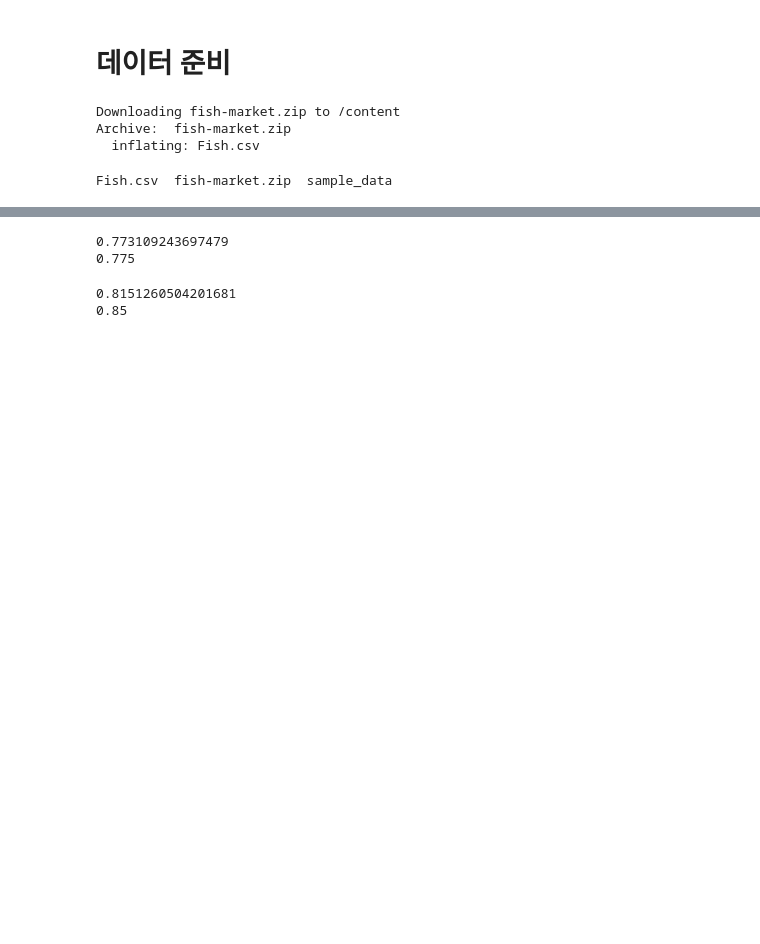
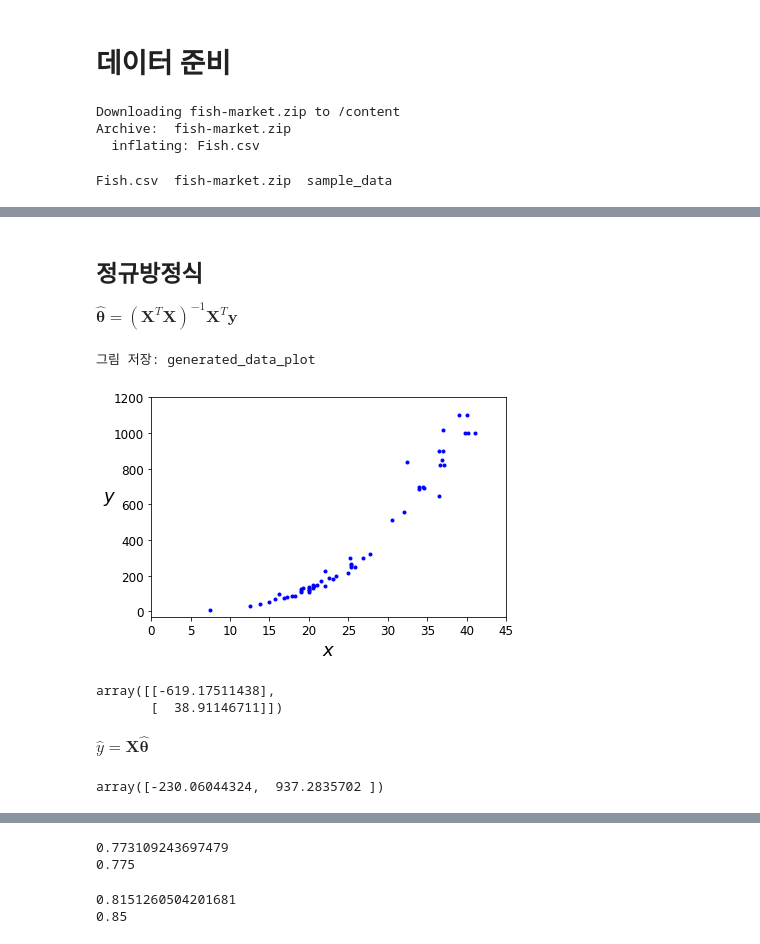
Before and after one commit to yonseimath/data-science-2022-biginner, a Jupyter notebook: jeahyuk/확률적_경사_하강법_(혼공머신_4_2).ipynb, the cells around one changed output, grey strips where cells are left out. Drawn from its saved outputs; the diff is of its cells as text; code cells hidden in the pictures; blank space fills up the shorter version.

```diff
--- a/jeahyuk/확률적_경사_하강법_(혼공머신_4_2).ipynb
+++ b/jeahyuk/확률적_경사_하강법_(혼공머신_4_2).ipynb
@@ -31,0 +35,6 @@ X=df.drop(['Species'],axis=1)
+# %%
+from sklearn.preprocessing import StandardScaler
+
+scaler = StandardScaler()
+scaler.fit(X)
+X = scaler.transform(X)
@@ -31,0 +61,3 @@ X=df.drop(['Species'],axis=1)
+# %%
+X=X['Length1']
+y=X['Weight']
@@ -31,0 +68,3 @@ X=df.drop(['Species'],axis=1)
+# %%
+X=X.values.reshape(-1,1)
+y=y.values.reshape(-1,1)
@@ -31,0 +82,34 @@ X=df.drop(['Species'],axis=1)
+# %% [markdown]
+## 정규방정식
+
+$\hat{\boldsymbol{\theta}} = (\mathbf{X}^T \mathbf{X})^{-1} \mathbf{X}^T \mathbf{y}$
+# %%
+%matplotlib inline
+import matplotlib as mpl
+import matplotlib.pyplot as plt
+mpl.rc('axes', labelsize=14)
+mpl.rc('xtick', labelsize=12)
+mpl.rc('ytick', labelsize=12)
+
+# 그림을 저장할 위치
+PROJECT_ROOT_DIR = "."
+CHAPTER_ID = "training_linear_models"
+IMAGES_PATH = os.path.join(PROJECT_ROOT_DIR, "images", CHAPTER_ID)
+os.makedirs(IMAGES_PATH, exist_ok=True)
+
+def save_fig(fig_id, tight_layout=True, fig_extension="png", resolution=300):
+    path = os.path.join(IMAGES_PATH, fig_id + "." + fig_extension)
+    print("그림 저장:", fig_id)
+    if tight_layout:
+        plt.tight_layout()
+    plt.savefig(path, format=fig_extension, dpi=resolution)
+# %%
+plt.plot(X, y, "b.")
+plt.xlabel("$x$", fontsize=18)
+plt.ylabel("$y$", rotation=0, fontsize=18)
+plt.axis([0, 45, -30, 1200])
+save_fig("generated_data_plot")
+plt.show()
+# %% [output]
+그림 저장: generated_data_plot
+[figure, added]
@@ -31,0 +119,14 @@ X=df.drop(['Species'],axis=1)
+# %%
+theta_best
+# %% [output]
+array([[-619.17511438],
+       [  38.91146711]])
+# %% [markdown]
+$\hat{y} = \mathbf{X} \boldsymbol{\hat{\theta}}$
+# %%
+X_new = np.array([[10], [40]])
+X_new_b = np.c_[np.ones((2, 1)), X_new]  # 모든 샘플에 x0 = 1을 추가합니다.
+y_predict = X_new_b.dot(theta_best)
+y_predict
+# %% [output]
+array([-230.06044324,  937.2835702 ])
```
Also changed, not shown: parts of 9 cells of this notebook.
